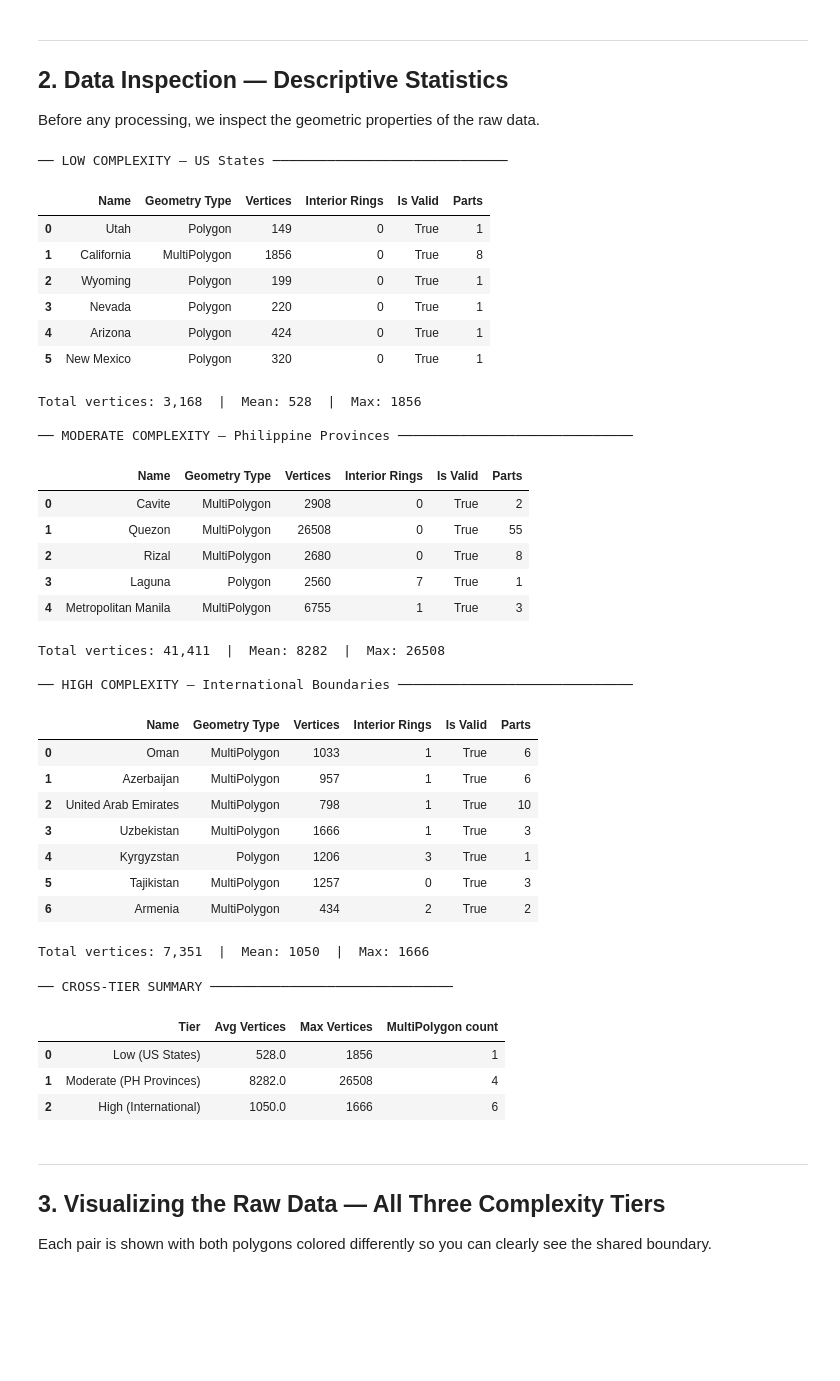
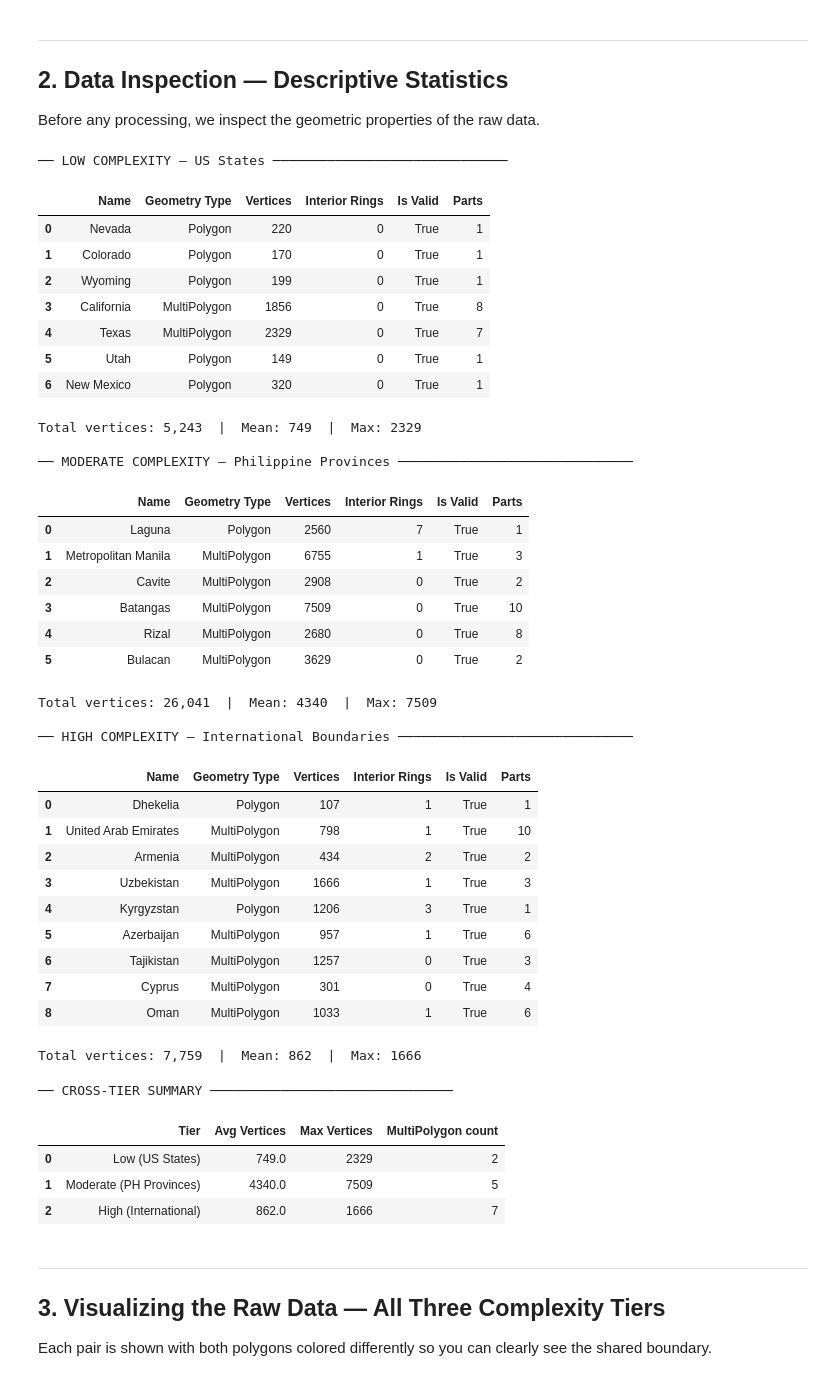
Before and after one commit to Irckyyy/sea-dp-thesis, a Jupyter notebook: codes/src/seadp_eda.ipynb, the cells around one changed output. Cells and saved outputs as stored; diff of their text form; code cells hidden in the pictures; blank space fills up the shorter version.

```diff
--- a/codes/src/seadp_eda.ipynb
+++ b/codes/src/seadp_eda.ipynb
@@ -31,13 +31,15 @@ US_PAIRS = [
     ('New Mexico', 'Texas'),
     ('Nevada', 'Utah'),
     ('Utah', 'Wyoming'),
+    ('Wyoming', 'Colorado'),
 ]
 
 PH_PAIRS = [
-    ('Laguna', 'Quezon'),
+    ('Bulacan', 'Metropolitan Manila'),
     ('Rizal', 'Laguna'),
     ('Cavite', 'Laguna'),
     ('Rizal', 'Metropolitan Manila'),
+    ('Cavite', 'Batangas'),
 ]
 
 INTL_PAIRS = [
@@ -45,6 +47,7 @@ INTL_PAIRS = [
     ('United Arab Emirates', 'Oman'),
     ('Kyrgyzstan', 'Tajikistan'),
     ('Uzbekistan', 'Kyrgyzstan'),
+    ('Cyprus', 'Dhekelia'),
 ]
 
 print('Libraries loaded successfully!')
@@ -142,54 +145,63 @@ def describe_gdf(gdf, name_col, names, label):
                 'Geometry Type' : g.geom_type,
                 'Vertices'      : count_vertices(g),
                 'Interior Rings': len(list(g.interiors)) if g.geom_type == 'Polygon' else
                                   sum(len(list(p.interiors)) for p in g.geoms),
                 'Is Valid'      : g.is_valid,
                 'Parts'         : len(g.geoms) if g.geom_type == 'MultiPolygon' else 1,
             })
     df = pd.DataFrame(rows)
     print(f'\n── {label} ──────────────────────────────')
     display(df)
     print(f'Total vertices: {df["Vertices"].sum():,}  |  Mean: {df["Vertices"].mean():.0f}  |  Max: {df["Vertices"].max()}')
     return df
 
 # Flatten all names per tier
 us_names   = list(set([n for pair in US_PAIRS for n in pair]))
 ph_names   = list(set([n for pair in PH_PAIRS for n in pair]))
 intl_names = list(set([n for pair in INTL_PAIRS for n in pair]))
 
 df_us   = describe_gdf(gdf_us,   'name',   us_names,   'LOW COMPLEXITY — US States')
 df_ph   = describe_gdf(gdf_ph,   'NAME_1', ph_names,   'MODERATE COMPLEXITY — Philippine Provinces')
-df_intl = describe_gdf(gdf_intl, 'NAME_EN', intl_names, 'HIGH COMPLEXITY — International Boundaries')
+df_intl = describe_gdf(
+    gdf_intl,
+    'NAME',
+    intl_names,
+    'HIGH COMPLEXITY — International Boundaries'
+)
 # %% [output]
 ── LOW COMPLEXITY — US States ──────────────────────────────
 |  | Name | Geometry Type | Vertices | Interior Rings | Is Valid | Parts |
-| 0 | Utah | Polygon | 149 | 0 | True | 1 |
-| 1 | California | MultiPolygon | 1856 | 0 | True | 8 |
+| 0 | Nevada | Polygon | 220 | 0 | True | 1 |
+| 1 | Colorado | Polygon | 170 | 0 | True | 1 |
 | 2 | Wyoming | Polygon | 199 | 0 | True | 1 |
-| 3 | Nevada | Polygon | 220 | 0 | True | 1 |
-| 4 | Arizona | Polygon | 424 | 0 | True | 1 |
-| 5 | New Mexico | Polygon | 320 | 0 | True | 1 |
+| 3 | California | MultiPolygon | 1856 | 0 | True | 8 |
+| 4 | Texas | MultiPolygon | 2329 | 0 | True | 7 |
+| 5 | Utah | Polygon | 149 | 0 | True | 1 |
+| 6 | New Mexico | Polygon | 320 | 0 | True | 1 |
-Total vertices: 3,168  |  Mean: 528  |  Max: 1856
+Total vertices: 5,243  |  Mean: 749  |  Max: 2329
 
 ── MODERATE COMPLEXITY — Philippine Provinces ──────────────────────────────
 |  | Name | Geometry Type | Vertices | Interior Rings | Is Valid | Parts |
-| 0 | Cavite | MultiPolygon | 2908 | 0 | True | 2 |
-| 1 | Quezon | MultiPolygon | 26508 | 0 | True | 55 |
-| 2 | Rizal | MultiPolygon | 2680 | 0 | True | 8 |
-| 3 | Laguna | Polygon | 2560 | 7 | True | 1 |
-| 4 | Metropolitan Manila | MultiPolygon | 6755 | 1 | True | 3 |
+| 0 | Laguna | Polygon | 2560 | 7 | True | 1 |
+| 1 | Metropolitan Manila | MultiPolygon | 6755 | 1 | True | 3 |
+| 2 | Cavite | MultiPolygon | 2908 | 0 | True | 2 |
+| 3 | Batangas | MultiPolygon | 7509 | 0 | True | 10 |
+| 4 | Rizal | MultiPolygon | 2680 | 0 | True | 8 |
+| 5 | Bulacan | MultiPolygon | 3629 | 0 | True | 2 |
-Total vertices: 41,411  |  Mean: 8282  |  Max: 26508
+Total vertices: 26,041  |  Mean: 4340  |  Max: 7509
 
 ── HIGH COMPLEXITY — International Boundaries ──────────────────────────────
 |  | Name | Geometry Type | Vertices | Interior Rings | Is Valid | Parts |
-| 0 | Oman | MultiPolygon | 1033 | 1 | True | 6 |
-| 1 | Azerbaijan | MultiPolygon | 957 | 1 | True | 6 |
-| 2 | United Arab Emirates | MultiPolygon | 798 | 1 | True | 10 |
+| 0 | Dhekelia | Polygon | 107 | 1 | True | 1 |
+| 1 | United Arab Emirates | MultiPolygon | 798 | 1 | True | 10 |
+| 2 | Armenia | MultiPolygon | 434 | 2 | True | 2 |
 | 3 | Uzbekistan | MultiPolygon | 1666 | 1 | True | 3 |
 | 4 | Kyrgyzstan | Polygon | 1206 | 3 | True | 1 |
-| 5 | Tajikistan | MultiPolygon | 1257 | 0 | True | 3 |
-| 6 | Armenia | MultiPolygon | 434 | 2 | True | 2 |
+| 5 | Azerbaijan | MultiPolygon | 957 | 1 | True | 6 |
+| 6 | Tajikistan | MultiPolygon | 1257 | 0 | True | 3 |
+| 7 | Cyprus | MultiPolygon | 301 | 0 | True | 4 |
+| 8 | Oman | MultiPolygon | 1033 | 1 | True | 6 |
-Total vertices: 7,351  |  Mean: 1050  |  Max: 1666
+Total vertices: 7,759  |  Mean: 862  |  Max: 1666
 # %%
 # Summary comparison across tiers
 summary = pd.DataFrame([
@@ -206,9 +218,9 @@ display(summary)
 # %% [output]
 ── CROSS-TIER SUMMARY ───────────────────────────────
 |  | Tier | Avg Vertices | Max Vertices | MultiPolygon count |
-| 0 | Low (US States) | 528.0 | 1856 | 1 |
-| 1 | Moderate (PH Provinces) | 8282.0 | 26508 | 4 |
-| 2 | High (International) | 1050.0 | 1666 | 6 |
+| 0 | Low (US States) | 749.0 | 2329 | 2 |
+| 1 | Moderate (PH Provinces) | 4340.0 | 7509 | 5 |
+| 2 | High (International) | 862.0 | 1666 | 7 |
 # %% [markdown]
 ---
 ## 3. Visualizing the Raw Data — All Three Complexity Tiers
```
Also changed, not shown: parts of 3 cells of this notebook, 4 other files.
